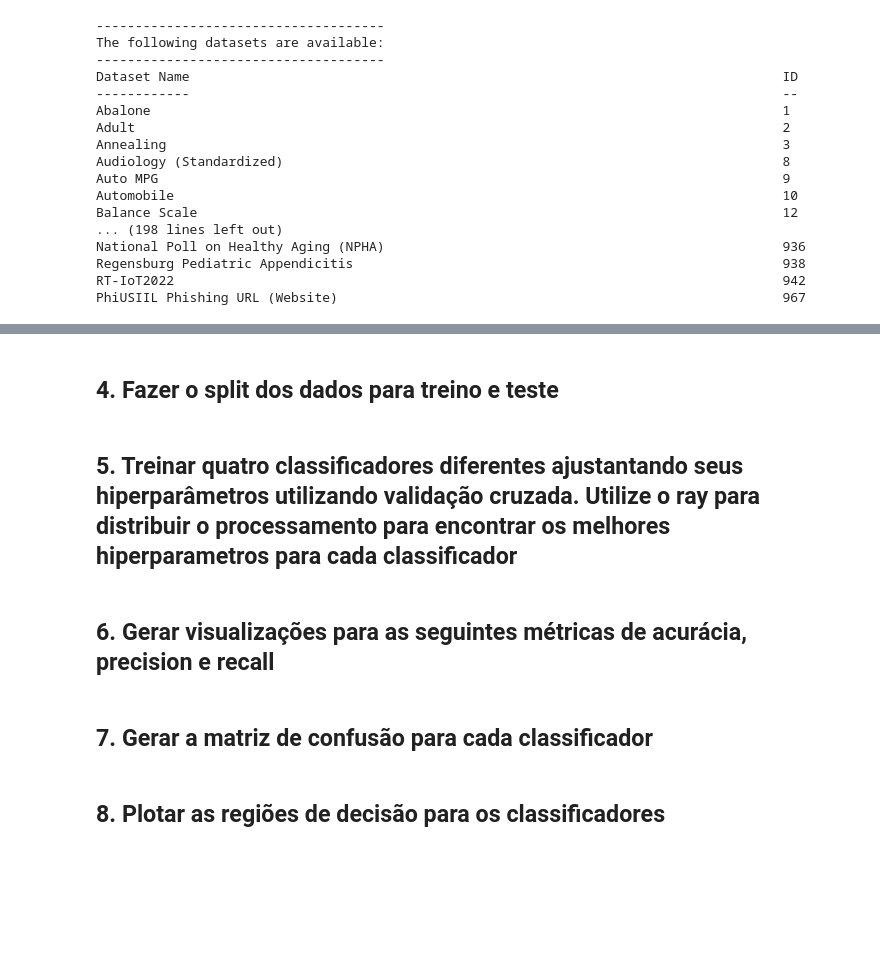
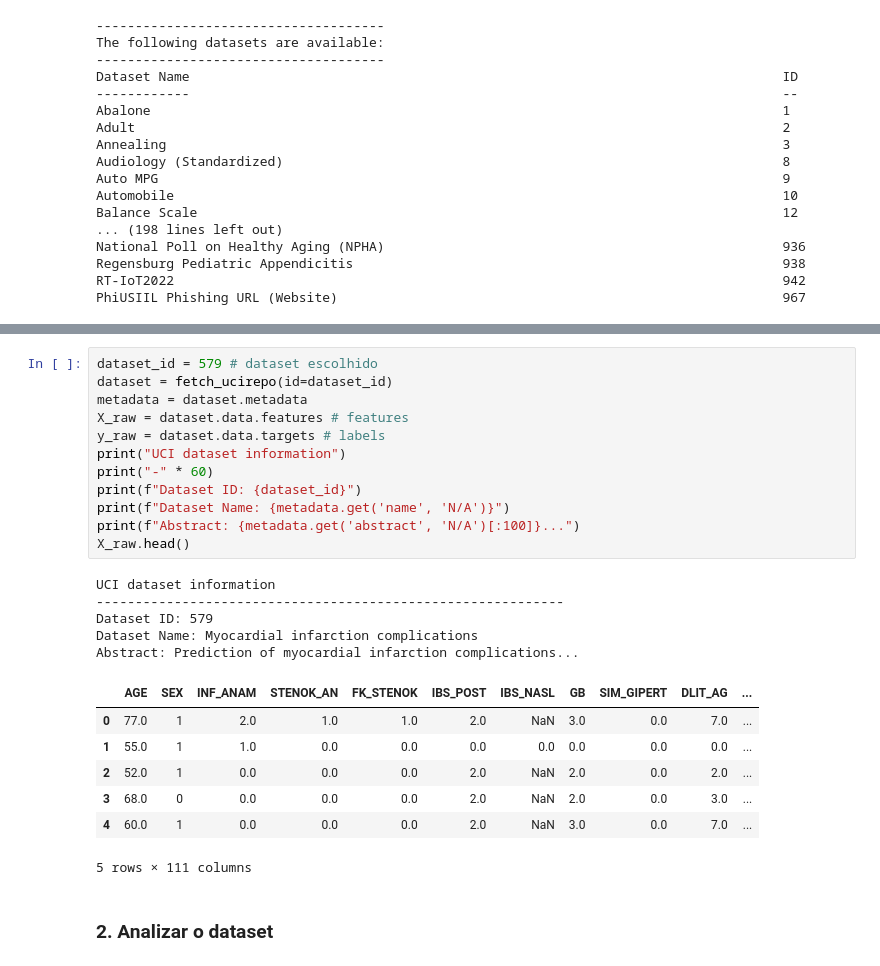
Before and after one commit to higa-daniel/mo839, a Jupyter notebook: lab05/trabalho02.ipynb, the cells around one changed output, grey strips where cells are left out. Drawn from its saved outputs; the diff is of its cells as text; blank space fills up the shorter version.

```diff
--- a/lab05/trabalho02.ipynb
+++ b/lab05/trabalho02.ipynb
@@ -401,10 +52,27 @@ plt.legend()
-# %% [markdown]
-## 4. Fazer o split dos dados para treino e teste
-# %% [markdown]
-## 5. Treinar quatro classificadores diferentes ajustantando seus hiperparâmetros utilizando validação cruzada. Utilize o ray para distribuir o processamento para encontrar os melhores hiperparametros para cada classificador
-# %% [markdown]
-## 6. Gerar visualizações para as seguintes métricas de acurácia, precision e recall
-# %% [markdown]
-## 7. Gerar a matriz de confusão para cada classificador
-# %% [markdown]
-## 8. Plotar as regiões de decisão para os classificadores
+# %%
+dataset_id = 579 # dataset escolhido
+dataset = fetch_ucirepo(id=dataset_id)
+metadata = dataset.metadata
+X_raw = dataset.data.features # features
+y_raw = dataset.data.targets # labels
+print("UCI dataset information")
+print("-" * 60)
+print(f"Dataset ID: {dataset_id}")
+print(f"Dataset Name: {metadata.get('name', 'N/A')}")
+print(f"Abstract: {metadata.get('abstract', 'N/A')[:100]}...")
+X_raw.head()
+# %% [output]
+UCI dataset information
+------------------------------------------------------------
+Dataset ID: 579
+Dataset Name: Myocardial infarction complications
+Abstract: Prediction of myocardial infarction complications...
+|  | AGE | SEX | INF_ANAM | STENOK_AN | FK_STENOK | IBS_POST | IBS_NASL | GB | SIM_GIPERT | DLIT_AG | ... |
+| 0 | 77.0 | 1 | 2.0 | 1.0 | 1.0 | 2.0 | NaN | 3.0 | 0.0 | 7.0 | ... |
+| 1 | 55.0 | 1 | 1.0 | 0.0 | 0.0 | 0.0 | 0.0 | 0.0 | 0.0 | 0.0 | ... |
+| 2 | 52.0 | 1 | 0.0 | 0.0 | 0.0 | 2.0 | NaN | 2.0 | 0.0 | 2.0 | ... |
+| 3 | 68.0 | 0 | 0.0 | 0.0 | 0.0 | 2.0 | NaN | 2.0 | 0.0 | 3.0 | ... |
+| 4 | 60.0 | 1 | 0.0 | 0.0 | 0.0 | 2.0 | NaN | 3.0 | 0.0 | 7.0 | ... |
+5 rows × 111 columns
+# %% [markdown]
+### 2. Analizar o dataset
```
Also changed, not shown: parts of 45 cells of this notebook.
